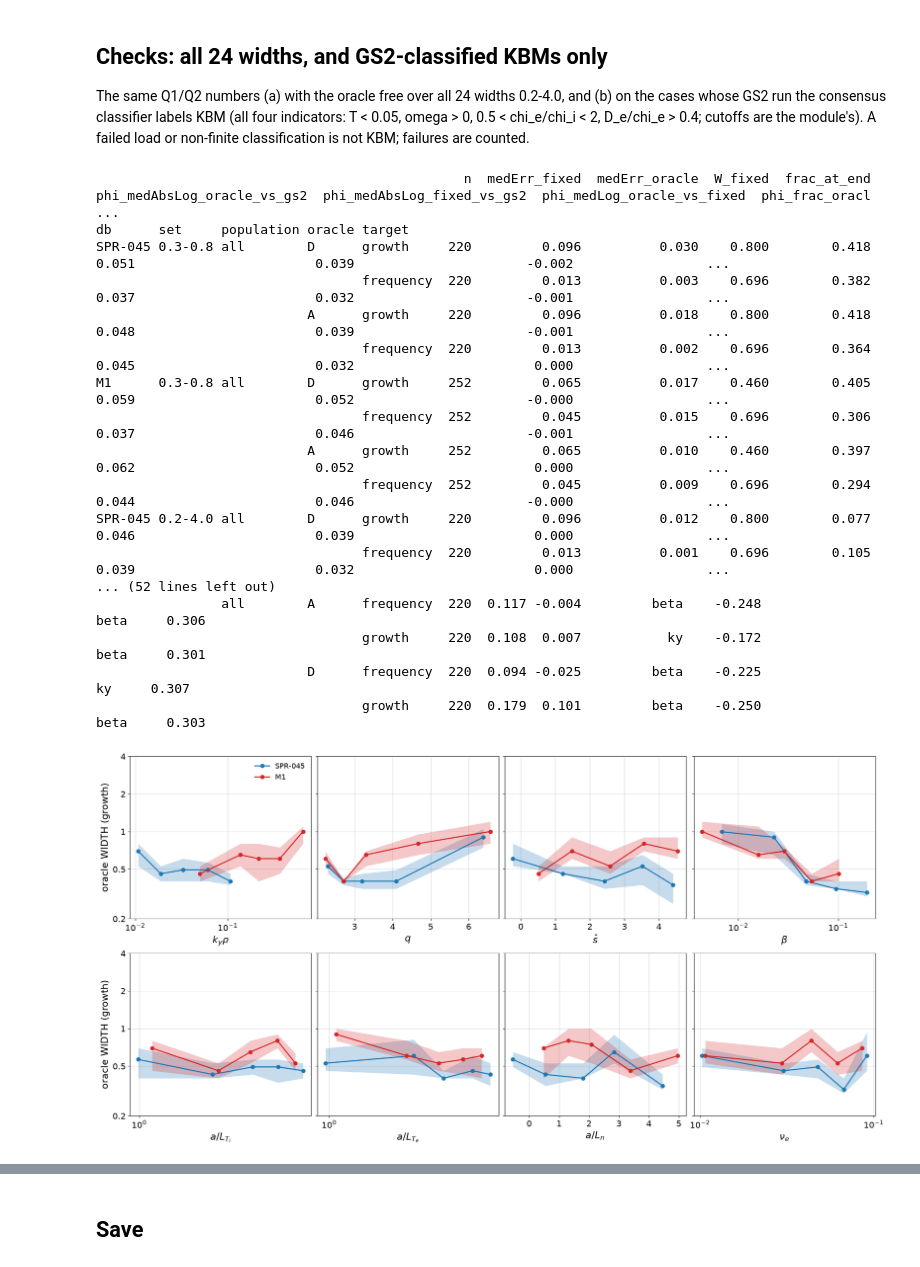
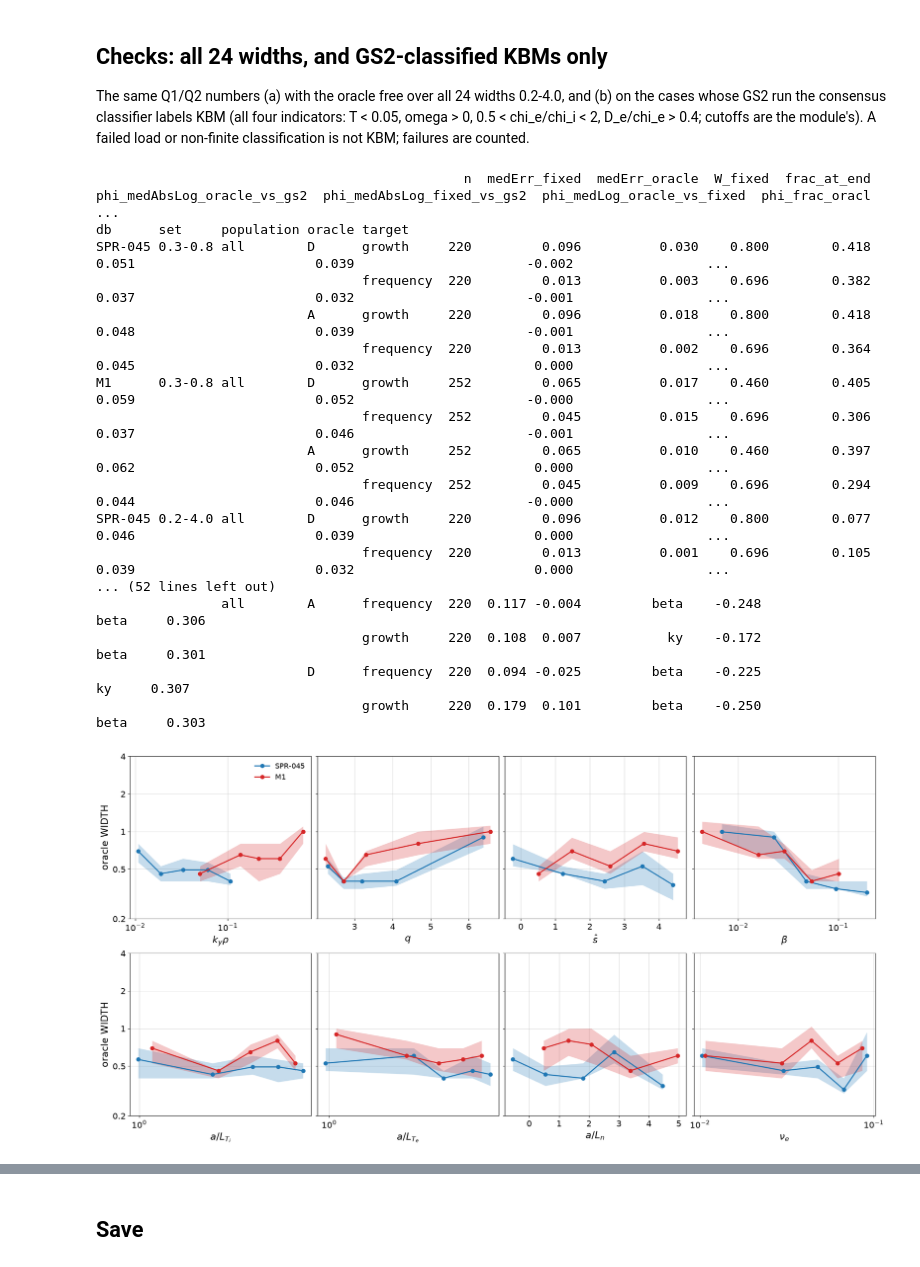
Before and after one commit to FelixWattsYork/General_Analysis, a Jupyter notebook: notebooks/kbm_width_oracle_physics.ipynb, the cells around one changed output, grey strips where cells are left out. Drawn from its saved outputs; the diff is of its cells as text; code cells hidden in the pictures.

```diff
--- a/notebooks/kbm_width_oracle_physics.ipynb
+++ b/notebooks/kbm_width_oracle_physics.ipynb
@@ -397,14 +420,0 @@ plt.show()
-# %%
-fig3, axes3 = plt.subplots(len(fields), len(cases), figsize=(13, 9), sharex=True, squeeze=False)
-for col, (db, res) in enumerate(main.items()):
-    for row, f in enumerate(fields):
-        ax = axes3[row, col]
-        for x, lab, c in ((lr(res["D", "growth"]["ext"][f], res["D", "frequency"]["ext"][f]), "growth / frequency oracle", "C4"),
-                          (lr(res["A", "growth"]["ext"][f], res["D", "growth"]["ext"][f]), "all modes / dominant (growth)", "C0"),
-                          (lr(res["A", "frequency"]["ext"][f], res["D", "frequency"]["ext"][f]), "all modes / dominant (frequency)", "C3")):
-            ax.hist(np.clip(x[np.isfinite(x)], bins[0], bins[-1]), bins=bins, histtype="step", color=c, lw=2, label=lab)
-        ax.set_ylabel(f"cases ({field_labels[f]})")
-    axes3[0, col].set_title(db, fontsize=fs_title)
-    axes3[-1, col].set_xlabel("log(Extent Ratio)")
-axes3[0, 0].legend(fontsize=fs_legend)
-plt.show()
@@ -502,7 +510,7 @@ def plot_width_vs_params(res_by_db, o, t, ticks):
             ax.set(xscale="log" if all(log_axis(r["params"][p].values) for r in res_by_db.values()) else "linear", yscale="log")
             ax.set_xlabel(param_labels[p])
     for ax in axes[:, 0]:
-        ax.set_ylabel(f"oracle WIDTH ({t})")
+        ax.set_ylabel("oracle WIDTH")
         ax.set_yticks(ticks)
         ax.yaxis.set_major_formatter(StrMethodFormatter("{x:g}"))
     for ax in axes.flat:
@@ -513,6 +521,4 @@ def plot_width_vs_params(res_by_db, o, t, ticks):
 
 fig4 = plot_width_vs_params(main, "D", "growth", [0.3, 0.4, 0.5, 0.6, 0.8])
 plt.show()
-fig5 = plot_width_vs_params(main, "D", "frequency", [0.3, 0.4, 0.5, 0.6, 0.8])
-plt.show()
 # %% [output]
@@ -541,0 +526,16 @@ plt.show()
+# %%
+# where the width choice matters: oracle gain (best fixed W error - oracle error) vs beta
+fig6, axes6 = plt.subplots(1, len(targets), figsize=(13, 5.5), squeeze=False)
+for ax, t in zip(axes6[0], targets):
+    for (db, res), c in zip(main.items(), ("C0", "C3")):
+        gain = res["fixed", t]["err"] - res["D", t]["err"]
+        x = res["params"]["beta"].values
+        ok = np.isfinite(gain)
+        mid, med, band = binned(x[ok], gain[ok])
+        ax.fill_between(mid, band[:, 0], band[:, 1], color=c, alpha=0.25, lw=0)
+        ax.plot(mid, med, color=c, label=db)
+    ax.set(xscale="log", xlabel=param_labels["beta"],
+           ylabel=r"gain in $|\log_{10}(\gamma_{\rm GFTM}/\gamma_{\rm GS2})|$" if t == "growth" else r"gain in $|\omega_{\rm GFTM}-\omega_{\rm GS2}|$")
+    ax.minorticks_off()
+axes6[0, 0].legend(fontsize=fs_legend)
+plt.show()
@@ -572,34 +574,32 @@ q1_all = pd.concat([q1.assign(population="all")] + [pd.DataFrame([r for db, res
                                                      for (s, pop), rr in checks.items()], ignore_index=True)
 q2_all = pd.concat([q2.assign(population="all")] + [pd.DataFrame([r for db, res in rr.items() for r in q2_rows(res, db, s)]).assign(population=pop)
                                                      for (s, pop), rr in checks.items()], ignore_index=True)
 key = ["db", "set", "population", "oracle", "target"]
 print(q1_all.set_index(key)[["n", "medErr_fixed", "medErr_oracle", "W_fixed", "frac_at_end", "phi_medAbsLog_oracle_vs_gs2",
                              "phi_medAbsLog_fixed_vs_gs2", "phi_medLog_oracle_vs_fixed", "phi_frac_oracle_within2_fixed",
                              "apar_medAbsLog_oracle_vs_gs2", "apar_medAbsLog_fixed_vs_gs2", "phi_medSpread_all", "phi_medSpread_10pct",
                              "phi_medSpread_50pct"]].round(3).to_string())
 top = q2_all.loc[q2_all.groupby(key).rho_logW.apply(lambda x: x.abs().idxmax())].set_index(key)
 top_gain = q2_all.loc[q2_all.groupby(key).rho_gain.apply(lambda x: x.abs().idxmax())].set_index(key)
 print(top[["n", "R2", "R2_cv", "param", "rho_logW"]].join(top_gain[["param", "rho_gain"]], rsuffix="_gain").round(3).to_string())
-fig7 = plot_width_vs_params(checks["0.2-4.0", "all"], "D", "growth", [0.2, 0.5, 1, 2, 4])
+fig5 = plot_width_vs_params(checks["0.2-4.0", "all"], "D", "growth", [0.2, 0.5, 1, 2, 4])
 plt.show()
-fig8 = plot_rho(q2_all[(q2_all.set == "0.3-0.8") & (q2_all.population == "KBM")])
-plt.show()
 # %% [output]
                                                n  medErr_fixed  medErr_oracle  W_fixed  frac_at_end  phi_medAbsLog_oracle_vs_gs2  phi_medAbsLog_fixed_vs_gs2  phi_medLog_oracle_vs_fixed  phi_frac_oracl ...
 db      set     population oracle target
 SPR-045 0.3-0.8 all        D      growth     220         0.096          0.030    0.800        0.418                        0.051                       0.039                      -0.002                 ...
                                   frequency  220         0.013          0.003    0.696        0.382                        0.037                       0.032                      -0.001                 ...
                            A      growth     220         0.096          0.018    0.800        0.418                        0.048                       0.039                      -0.001                 ...
                                   frequency  220         0.013          0.002    0.696        0.364                        0.045                       0.032                       0.000                 ...
 M1      0.3-0.8 all        D      growth     252         0.065          0.017    0.460        0.405                        0.059                       0.052                      -0.000                 ...
                                   frequency  252         0.045          0.015    0.696        0.306                        0.037                       0.046                      -0.001                 ...
                            A      growth     252         0.065          0.010    0.460        0.397                        0.062                       0.052                       0.000                 ...
                                   frequency  252         0.045          0.009    0.696        0.294                        0.044                       0.046                      -0.000                 ...
 SPR-045 0.2-4.0 all        D      growth     220         0.096          0.012    0.800        0.077                        0.046                       0.039                       0.000                 ...
                                   frequency  220         0.013          0.001    0.696        0.105                        0.039                       0.032                       0.000                 ...
 ... (52 lines left out)
                 all        A      frequency  220  0.117 -0.004         beta    -0.248                     beta     0.306
                                   growth     220  0.108  0.007           ky    -0.172                     beta     0.301
                            D      frequency  220  0.094 -0.025         beta    -0.225                       ky     0.307
                                   growth     220  0.179  0.101         beta    -0.250                     beta     0.303
-[figure, old version]
+[figure, new version]
```
Also changed, not shown: parts of 10 cells of this notebook.
